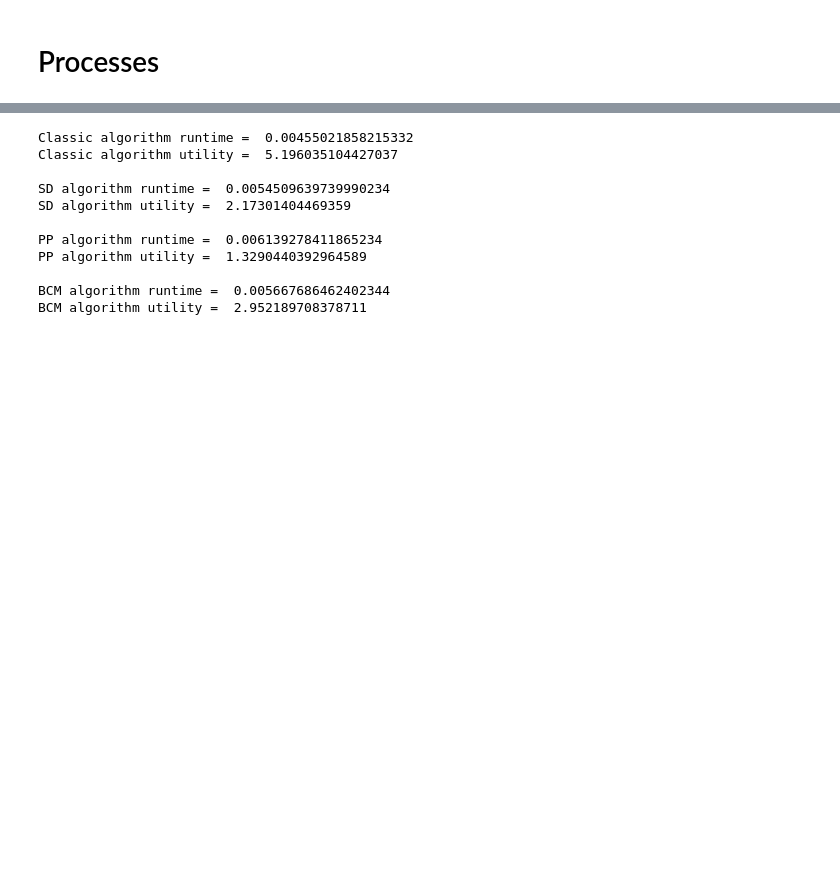
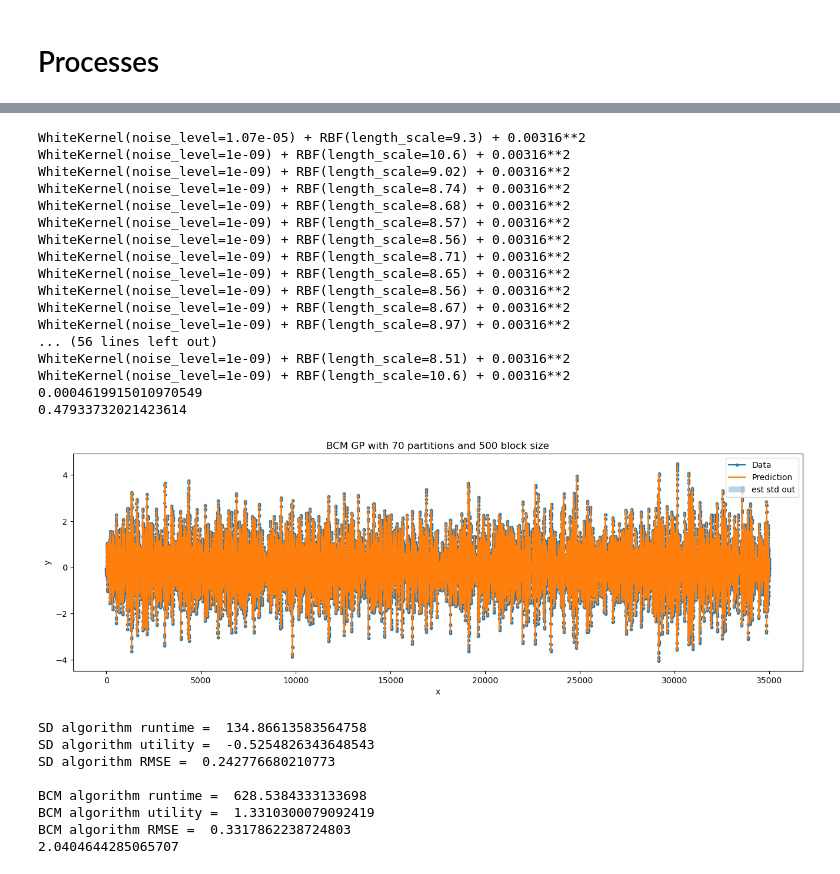
Before and after one commit to Nitin345614/ML4SC-Design-Assignment-G20, a Jupyter notebook: GP-sandbox.ipynb, the cells around one changed output, grey strips where cells are left out. Cells and saved outputs as stored; diff of their text form; code cells hidden in the pictures; blank space fills up the shorter version.

```diff
--- a/GP-sandbox.ipynb
+++ b/GP-sandbox.ipynb
@@ -2,8 +2,16 @@
 # Preamble
 # %%
 from matplotlib import pyplot as plt # plotting
+import sklearn
 from sklearn.gaussian_process import GaussianProcessRegressor
 from sklearn.gaussian_process import kernels
+from sklearn.gaussian_process.kernels import RBF, WhiteKernel, ExpSineSquared, ConstantKernel, DotProduct
+
+
+import scipy
+from tqdm import tqdm
 #import pytorch as torch
 import numpy as np
-import time
+import gymnasium as gym
+import gym_unbalanced_disk, time
+env = gym_unbalanced_disk.UnbalancedDisk(dt=0.025, umax=3.) #alternative
@@ -229,24 +386,57 @@ plt.show()
+# %%
+bcm_msll = MSLL(y1[testpoints_bcm],f_bcm,np.mean(noise_bcm),var_bcm)
+#bcm_rmse = np.mean((y1[testpoints_bcm]-f_bcm)**2)**0.5
+bcm_rmse = sklearn.metrics.root_mean_squared_error(y1[testpoints_bcm], f_bcm)
+
+for p in range(p_bcm): print(reg_bcm[p].kernel_)
+print(bcm_rmse*norm_y)
+print(norm_y)
+
+
+name = 'BCM GP with ' + str(p_bcm) + " partitions and " + str(s_bcm) + " block size"
+demonstrate(full_range,y1,f_bcm,var_bcm,testpoints_bcm,name)
+# %% [output]
+WhiteKernel(noise_level=1.07e-05) + RBF(length_scale=9.3) + 0.00316**2
+WhiteKernel(noise_level=1e-09) + RBF(length_scale=10.6) + 0.00316**2
+WhiteKernel(noise_level=1e-09) + RBF(length_scale=9.02) + 0.00316**2
+WhiteKernel(noise_level=1e-09) + RBF(length_scale=8.74) + 0.00316**2
+WhiteKernel(noise_level=1e-09) + RBF(length_scale=8.68) + 0.00316**2
+WhiteKernel(noise_level=1e-09) + RBF(length_scale=8.57) + 0.00316**2
+WhiteKernel(noise_level=1e-09) + RBF(length_scale=8.56) + 0.00316**2
+WhiteKernel(noise_level=1e-09) + RBF(length_scale=8.71) + 0.00316**2
+WhiteKernel(noise_level=1e-09) + RBF(length_scale=8.65) + 0.00316**2
+WhiteKernel(noise_level=1e-09) + RBF(length_scale=8.56) + 0.00316**2
+WhiteKernel(noise_level=1e-09) + RBF(length_scale=8.67) + 0.00316**2
+WhiteKernel(noise_level=1e-09) + RBF(length_scale=8.97) + 0.00316**2
+... (56 lines left out)
+WhiteKernel(noise_level=1e-09) + RBF(length_scale=8.51) + 0.00316**2
+WhiteKernel(noise_level=1e-09) + RBF(length_scale=10.6) + 0.00316**2
+0.0004619915010970549
+0.47933732021423614
+[figure, added]
 # %%
-print("Classic algorithm runtime = ", classic_run)
-print("Classic algorithm utility = ", -classic_msll, "\n")
+#print("Classic algorithm runtime = ", classic_run)
+#print("Classic algorithm utility = ", -classic_msll, "\n")
 
 print("SD algorithm runtime = ", sd_run)
-print("SD algorithm utility = ", -sd_msll, "\n")
+print("SD algorithm utility = ", -sd_msll)
+print("SD algorithm RMSE = ", sd_rmse, "\n")
 
-print("PP algorithm runtime = ", pp_run)
-print("PP algorithm utility = ", -pp_msll, "\n")
+#
+#print("PP algorithm runtime = ", pp_run)
+#print("PP algorithm utility = ", -pp_msll, "\n")
 
 print("BCM algorithm runtime = ", bcm_run)
 print("BCM algorithm utility = ", -bcm_msll)
+print("BCM algorithm RMSE = ", bcm_rmse)
+
+print(norm_y)
 # %% [output]
-Classic algorithm runtime =  0.00455021858215332
-Classic algorithm utility =  5.196035104427037
+SD algorithm runtime =  134.86613583564758
+SD algorithm utility =  -0.5254826343648543
+SD algorithm RMSE =  0.242776680210773
 
-SD algorithm runtime =  0.0054509639739990234
-SD algorithm utility =  2.17301404469359
-
-PP algorithm runtime =  0.006139278411865234
-PP algorithm utility =  1.3290440392964589
-
-BCM algorithm runtime =  0.005667686462402344
-BCM algorithm utility =  2.952189708378711
+BCM algorithm runtime =  628.5384333133698
+BCM algorithm utility =  1.3310300079092419
+BCM algorithm RMSE =  0.3317862238724803
+2.0404644285065707
```
Also changed, not shown: parts of 12 cells of this notebook.
